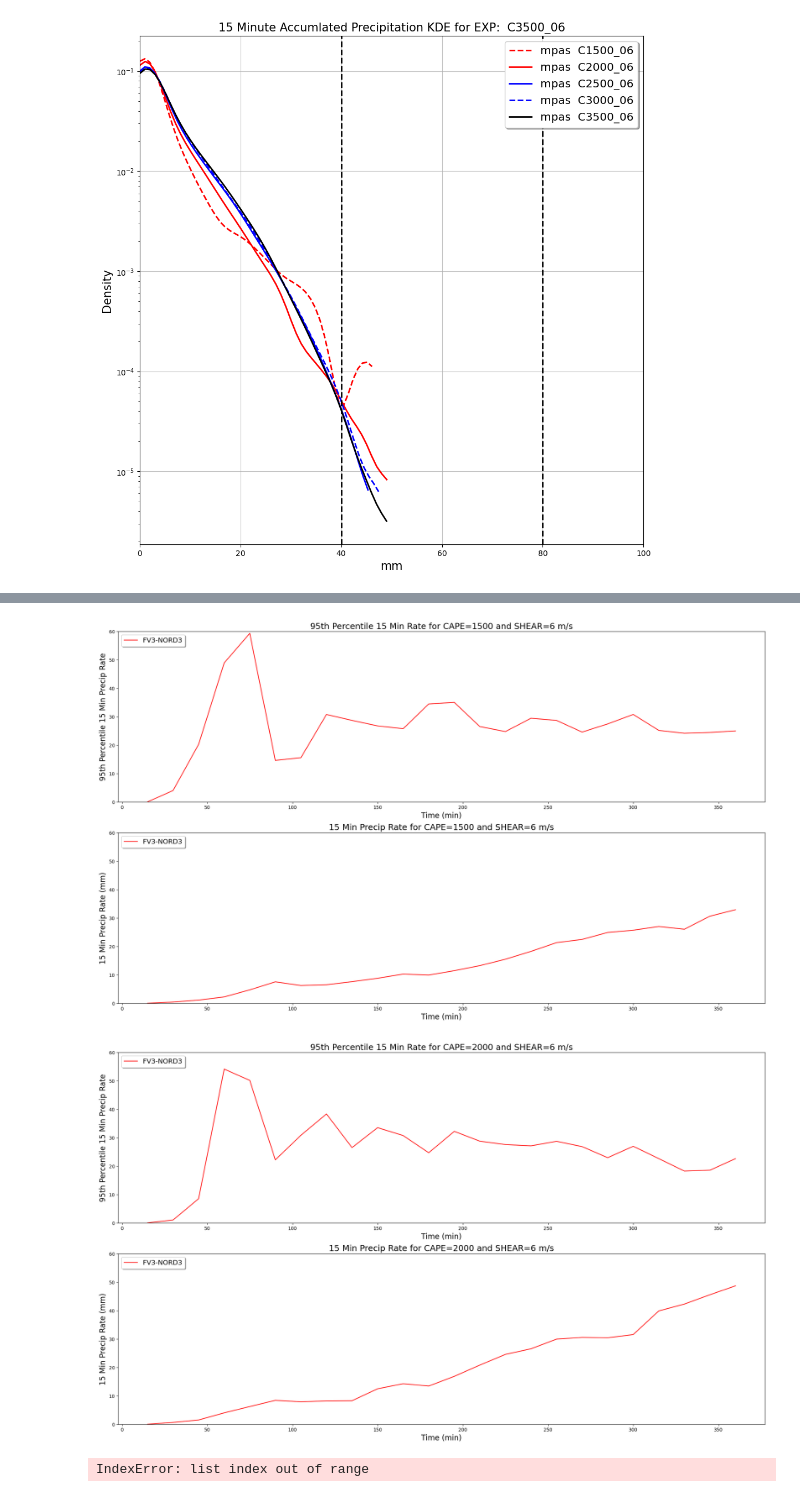
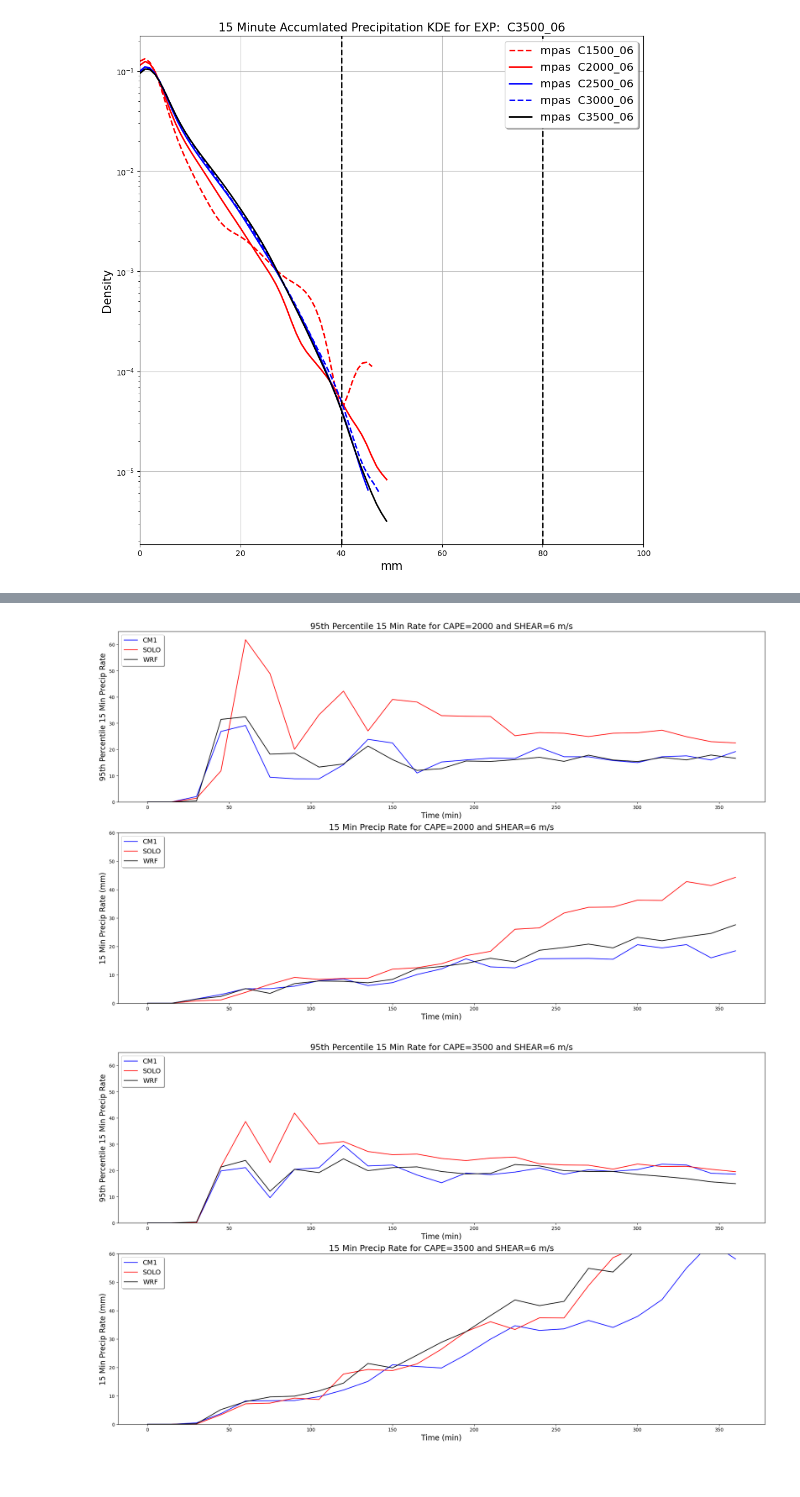
Before and after one commit to louiswicker/CAM_analysis_tools, a Jupyter notebook: ideal_cases/precip.ipynb, the cells around one changed output, grey strips where cells are left out. Saved outputs shown, nothing was run; the diff lists cells and outputs as text; code cells hidden in the pictures.

```diff
--- a/ideal_cases/precip.ipynb
+++ b/ideal_cases/precip.ipynb
@@ -36,13 +36,13 @@ def check_data(models):
 The autoreload extension is already loaded. To reload it, use:
   %reload_ext autoreload
 # %%
-models['cm1'] = pickle2Obj('precip/cm1_squall_3km.pkl',retObj=False)
-models['solo'] = pickle2Obj('precip/solo_squall_3km.pkl',retObj=False)
-models['wrf'] = pickle2Obj('precip/wrf_squall_3km.pkl',retObj=False)
+models['cm1'] = pickle2Obj('precip/cm1_squall_3km_dt10_bench.pkl',retObj=False)
+models['solo'] = pickle2Obj('precip/solo_squall_3km_n3_bench.pkl',retObj=False)
+models['wrf'] = pickle2Obj('precip/wrf_squall_3km_dt10_bench.pkl',retObj=False)
 # %%
 #models['wrf'] = pickle2Obj('precip/wrf_squall_3km_accum_prec.pkl', retObj=False)
 # %%
-models['mpas'] = pickle2Obj('precip/mpas_squall_3km_3rd_bench.pkl',retObj=False)
+#models['mpas'] = pickle2Obj('precip/mpas_squall_3km_3rd_bench.pkl',retObj=False)
 # %%
 check_data(models)
 # %% [output]
@@ -422,5 +418,6 @@ precip_bar(models, ['C1500_06','C2000_06', 'C2500_06', 'C3000_06', 'C3500_06'],
 # %%
 allcape = ("C1500","C2000","C2500","C3000","C3500")
+allcape = ("C2000","C3500")
 allshear = ("06",)
 
 percent = 0.95
@@ -433,7 +430,7 @@ def plot_accum_prec2(models, allcape, allshear, all_times=False):
         plim = [ [3.0e5, 5.0e5], [4.0e5, 6.5e5] ]
     else:
         plim = [ [60, 60], [60, 60] ]
-        qlim = [ [60, 60], [60, 60] ]
+        qlim = [ [65, 65], [65, 65] ]
 
     labels = []
 
@@ -474,21 +471,15 @@ def plot_accum_prec2(models, allcape, allshear, all_times=False):
 
                 if key == 'solo':
                     time = 15. + 15*np.arange(models[key][label]['accum_prec'].shape[0])
-                    ax[1].plot(time, precip.sum(axis=(1,2)), color='r', linestyle='-', label='FV3-NORD3')
+                    ax[1].plot(time, precip.sum(axis=(1,2)), color='r', linestyle='-', label='SOLO')
                     if not all_times:
-                        ax[0].plot(time, precip_percent, color='r', linestyle='-', label='FV3-NORD3')
+                        ax[0].plot(time, precip_percent, color='r', linestyle='-', label='SOLO')
 
-                if key == 'solo2':
+                if key == 'solohdd02':
                     time = 15. + 15*np.arange(models[key][label]['accum_prec'].shape[0])
-                    ax[1].plot(time, precip.sum(axis=(1,2)), color='r', linestyle='--', label='FV3-NORD2')
+                    ax[1].plot(time, precip.sum(axis=(1,2)), color='r', linestyle=':', label='SOLO-HDD')
                     if not all_times:
-                        ax[0].plot(time, precip_percent, color='r', linestyle='--', label='FV3-NORD2')
-
-                if key == 'solo1':
-                    time = 15. + 15*np.arange(models[key][label]['accum_prec'].shape[0])
-                    ax[1].plot(time, precip.sum(axis=(1,2)), color='r', linestyle=':', label='FV3-NORD1')
-                    if not all_times:
-                        ax[0].plot(time, precip_percent, color='r', linestyle=':', label='FV3-NORD1')
+                        ax[0].plot(time, precip_percent, color='r', linestyle=':', label='SOLO-HDD')
 
                 if key == 'cm1':
                     time = 15*np.arange(models[key][label]['accum_prec'].shape[0])
@@ -500,33 +491,32 @@ def plot_accum_prec2(models, allcape, allshear, all_times=False):
                     time = 15*np.arange(models[key][label]['accum_prec'].shape[0])
                     ax[1].plot(time, precip.sum(axis=(1,2)), color='k', linestyle='-', label='WRF')
                     if not all_times:
                         ax[0].plot(time, precip_percent, color='k', linestyle='-', label='WRF')
 
                 if key == 'mpas':
                     time = 15*np.arange(models[key][label]['accum_prec'].shape[0])
                     ax[1].plot(time, precip.sum(axis=(1,2)), color='g', linestyle='-', label='MPAS')
                     if not all_times:
                         ax[0].plot(time, precip_percent, color='g', linestyle='-', label='MPAS')
 
             ax[0].set_ylabel('95th Percentile 15 Min Precip Rate', fontsize=16)
             ax[1].set_ylabel('15 Min Precip Rate (mm)', fontsize=16)
             ax[0].set_title('95th Percentile 15 Min Rate for CAPE=%d and SHEAR=%d m/s' % (int(cape[1:]), int(shear)), fontsize=18)
             ax[1].set_title('15 Min Precip Rate for CAPE=%d and SHEAR=%d m/s' % (int(cape[1:]), int(shear)), fontsize=18)
             ax[0].set_ylim(0, qlim[m][n])
             ax[1].set_ylim(0, plim[m][n])
 
             for k in [0,1]:
                 ax[k].set_xlabel('Time (min)', fontsize=16)
 
                 legend = ax[k].legend(loc='upper left', shadow=True, fontsize='x-large')
 
             plt.savefig("Precipitation_Time_Series_Experiment_%s.png" % (label))
             plt.show()
 
 ###############################
 
 plot_accum_prec2(models, allcape, allshear, all_times=False)
 # %% [output]
-[figure, old version]
+[figure, new version]
-[figure, old version]
+[figure, new version]
-IndexError: list index out of range
```
Also changed, not shown: parts of 5 cells of this notebook, 3 other files.
